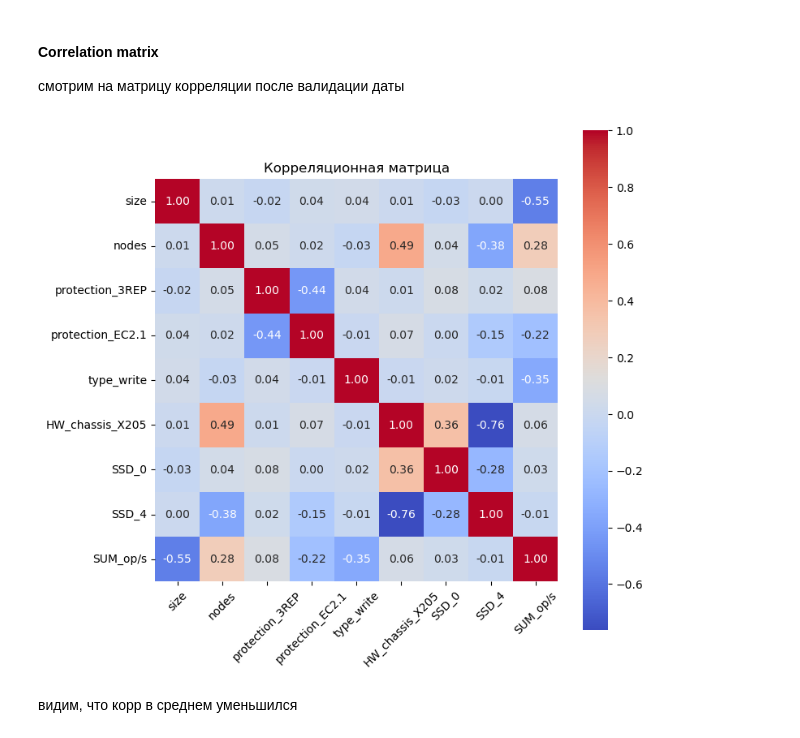
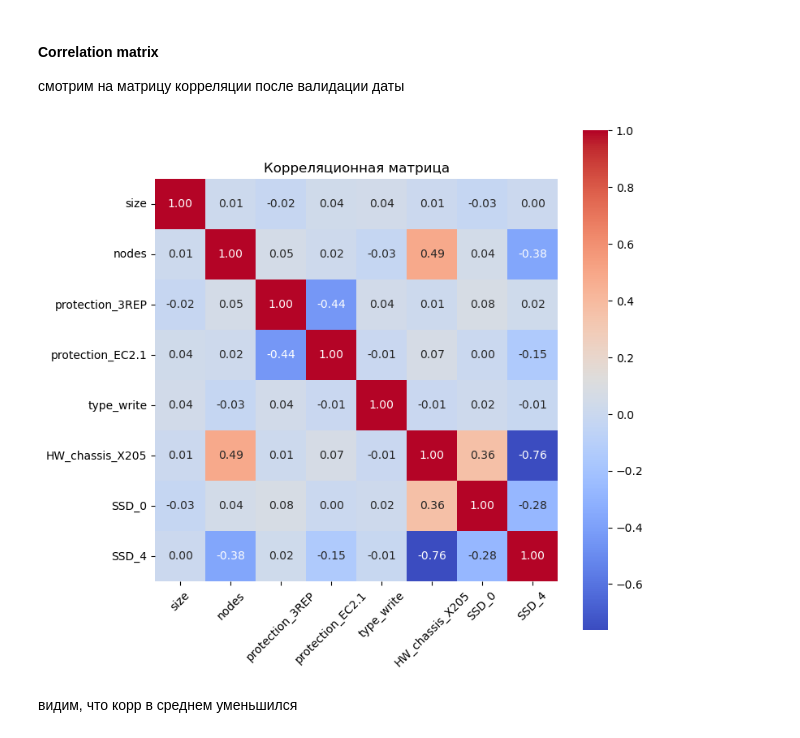
Before and after one commit to Sziringowski/SDS-modelling, a Jupyter notebook: Main.ipynb, the cells around one changed output. Cells and saved outputs as stored; diff of their text form; code cells hidden in the pictures.

```diff
--- a/Main.ipynb
+++ b/Main.ipynb
@@ -684,16 +630,16 @@ sns.reset_orig()
 смотрим на матрицу корреляции после валидации даты
 # %%
 df_temp = df_scaled.copy()
-df_temp.drop('SUM_op/s', axis=1)
+df_temp.drop('SUM_op/s', axis=1, inplace=True)
 correlation_matrix = df_temp.corr()
 plt.figure(figsize=(8, 8))
 hmap = sns.heatmap(correlation_matrix, annot=True, fmt='.2f', cmap='coolwarm', square=True)
 hmap.set_xticklabels(hmap.get_xmajorticklabels(), rotation=45)
 plt.title('Корреляционная матрица')
 plt.show()
 sns.reset_orig()
 # %% [output]
-[figure, old version]
+[figure, new version]
 # %% [markdown]
 видим, что корр в среднем уменьшился
 # %% [markdown]
```
Also changed, not shown: parts of 7 cells of this notebook, 1 other file.
